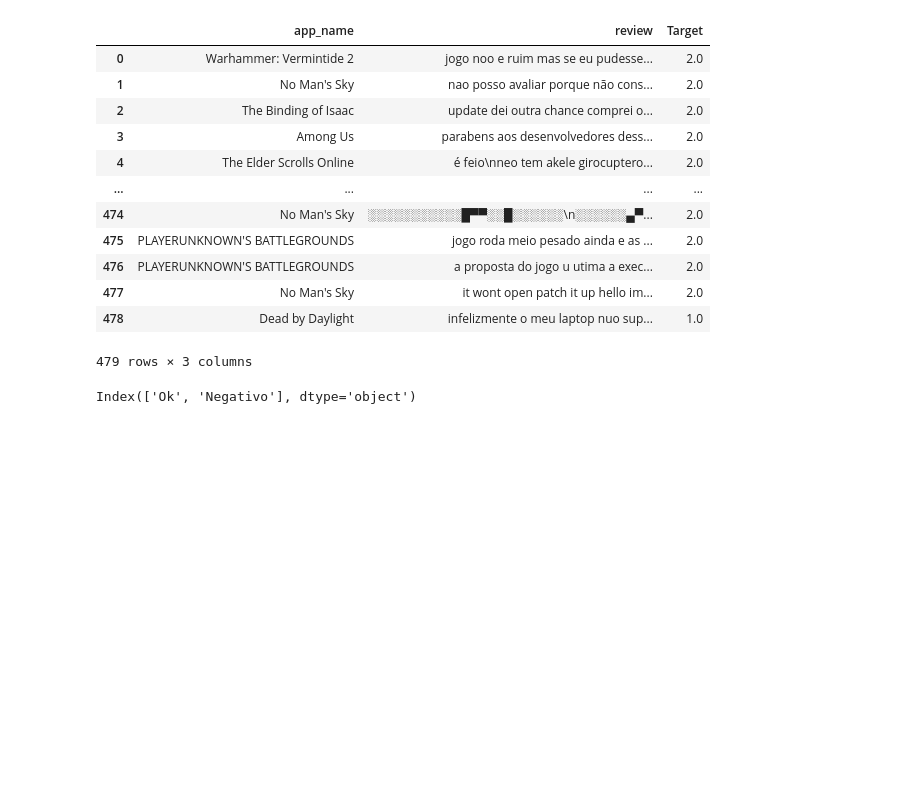
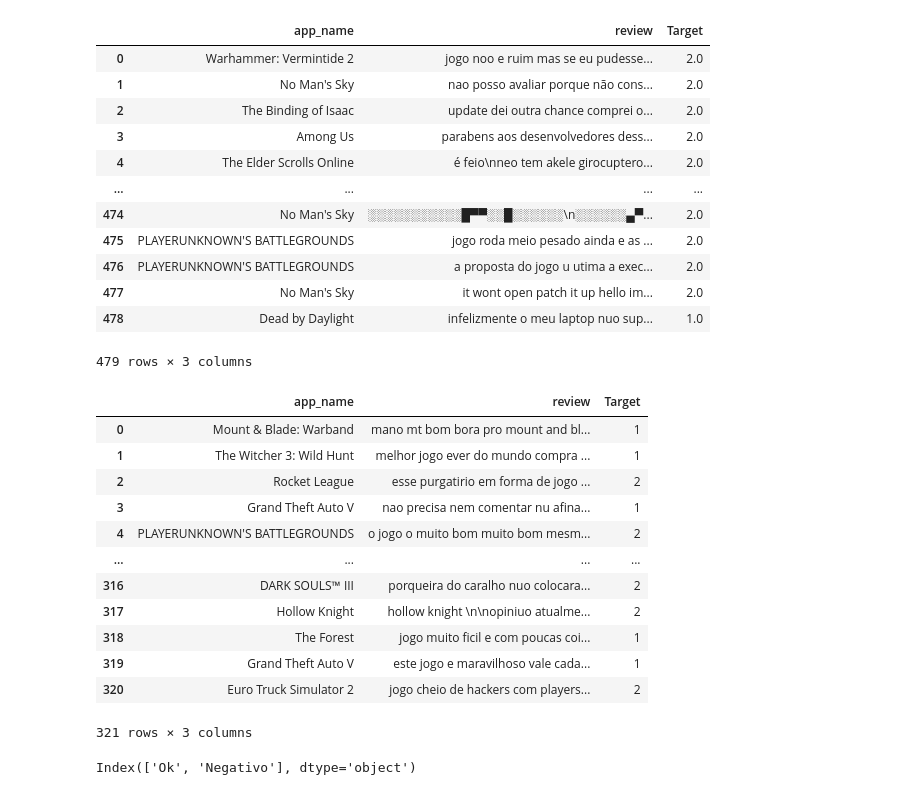
Before and after one commit to insper-classroom/23-1a-cd-p1-pedro_felipe, a Jupyter notebook: notebooks/relatorio.ipynb, the cells around one changed output. Saved outputs shown, nothing was run; the diff lists cells and outputs as text; code cells hidden in the pictures; blank space fills up the shorter version.

```diff
--- a/notebooks/relatorio.ipynb
+++ b/notebooks/relatorio.ipynb
@@ -128,6 +128,27 @@ dados_treinamento
 | 477 | No Man's Sky | it wont open patch it up hello im... | 2.0 |
 | 478 | Dead by Daylight | infelizmente o meu laptop nuo sup... | 1.0 |
 479 rows × 3 columns
+# %%
+#Faz-se o mesmo para a planilha de teste:
+dados_teste = test
+dados_teste.review = dados_teste.review.apply(str).apply(cleanup)
+dados_teste.review = dados_teste.review.apply(acentos_especiais)
+dados_teste.review = dados_teste.review.apply(str.lower)
+dados_teste
+# %% [output]
+|  | app_name | review | Target |
+| 0 | Mount & Blade: Warband | mano mt bom bora pro mount and bl... | 1 |
+| 1 | The Witcher 3: Wild Hunt | melhor jogo ever do mundo compra ... | 1 |
+| 2 | Rocket League | esse purgatirio em forma de jogo ... | 2 |
+| 3 | Grand Theft Auto V | nao precisa nem comentar nu afina... | 1 |
+| 4 | PLAYERUNKNOWN'S BATTLEGROUNDS | o jogo o muito bom muito bom mesm... | 2 |
+| ... | ... | ... | ... |
+| 316 | DARK SOULS™ III | porqueira do caralho nuo colocara... | 2 |
+| 317 | Hollow Knight | hollow knight \n\nopiniuo atualme... | 2 |
+| 318 | The Forest | jogo muito ficil e com poucas coi... | 1 |
+| 319 | Grand Theft Auto V | este jogo e maravilhoso vale cada... | 1 |
+| 320 | Euro Truck Simulator 2 | jogo cheio de hackers com players... | 2 |
+321 rows × 3 columns
 # %%
 #Pensando na análise e classificação das reviews, temos:
 dados_treinamento['Target'] = dados_treinamento['Target'].astype('category')
```
Also changed, not shown: parts of 4 cells of this notebook.
